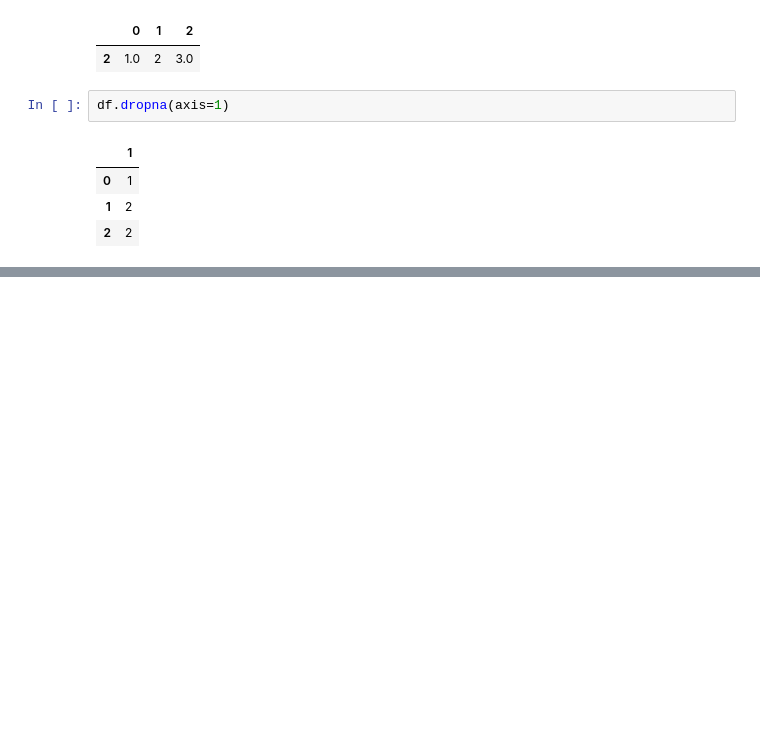
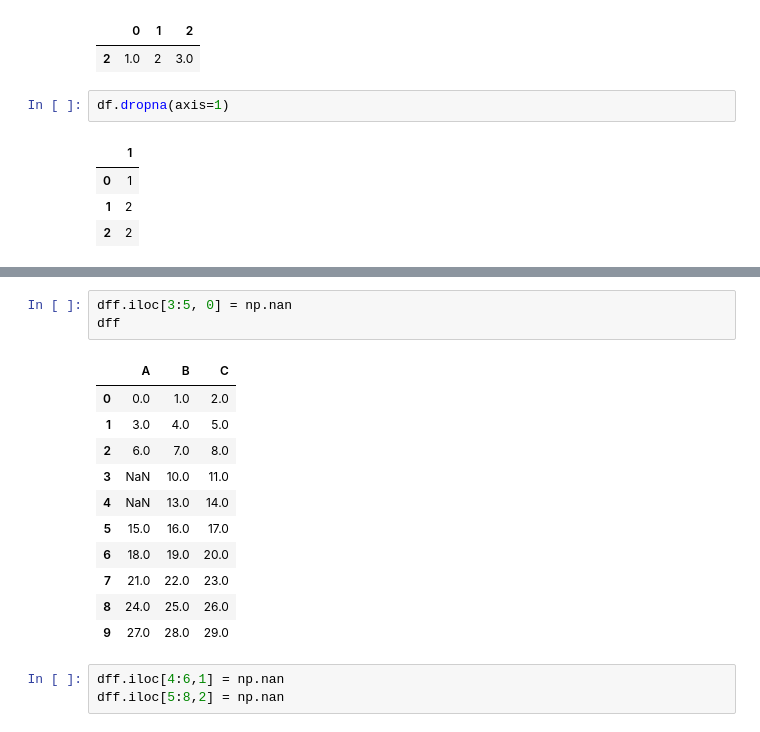
Before and after one commit to SiddheshDaphane/Data-Analysis-in-Python, a Jupyter notebook: Everything-about-Numpy-and-Pandas/Basic_to_advance_pandas.ipynb, the cells around one changed output, grey strips where cells are left out. Cells and saved outputs as stored; diff of their text form; blank space fills up the shorter version.

```diff
--- a/Everything-about-Numpy-and-Pandas/Basic_to_advance_pandas.ipynb
+++ b/Everything-about-Numpy-and-Pandas/Basic_to_advance_pandas.ipynb
@@ -1479,0 +1559,18 @@ df.dropna(axis=1)
+# %%
+dff.iloc[3:5, 0] = np.nan
+dff
+# %% [output]
+|  | A | B | C |
+| 0 | 0.0 | 1.0 | 2.0 |
+| 1 | 3.0 | 4.0 | 5.0 |
+| 2 | 6.0 | 7.0 | 8.0 |
+| 3 | NaN | 10.0 | 11.0 |
+| 4 | NaN | 13.0 | 14.0 |
+| 5 | 15.0 | 16.0 | 17.0 |
+| 6 | 18.0 | 19.0 | 20.0 |
+| 7 | 21.0 | 22.0 | 23.0 |
+| 8 | 24.0 | 25.0 | 26.0 |
+| 9 | 27.0 | 28.0 | 29.0 |
+# %%
+dff.iloc[4:6,1] = np.nan
+dff.iloc[5:8,2] = np.nan
```
Also changed, not shown: parts of 28 cells of this notebook.
